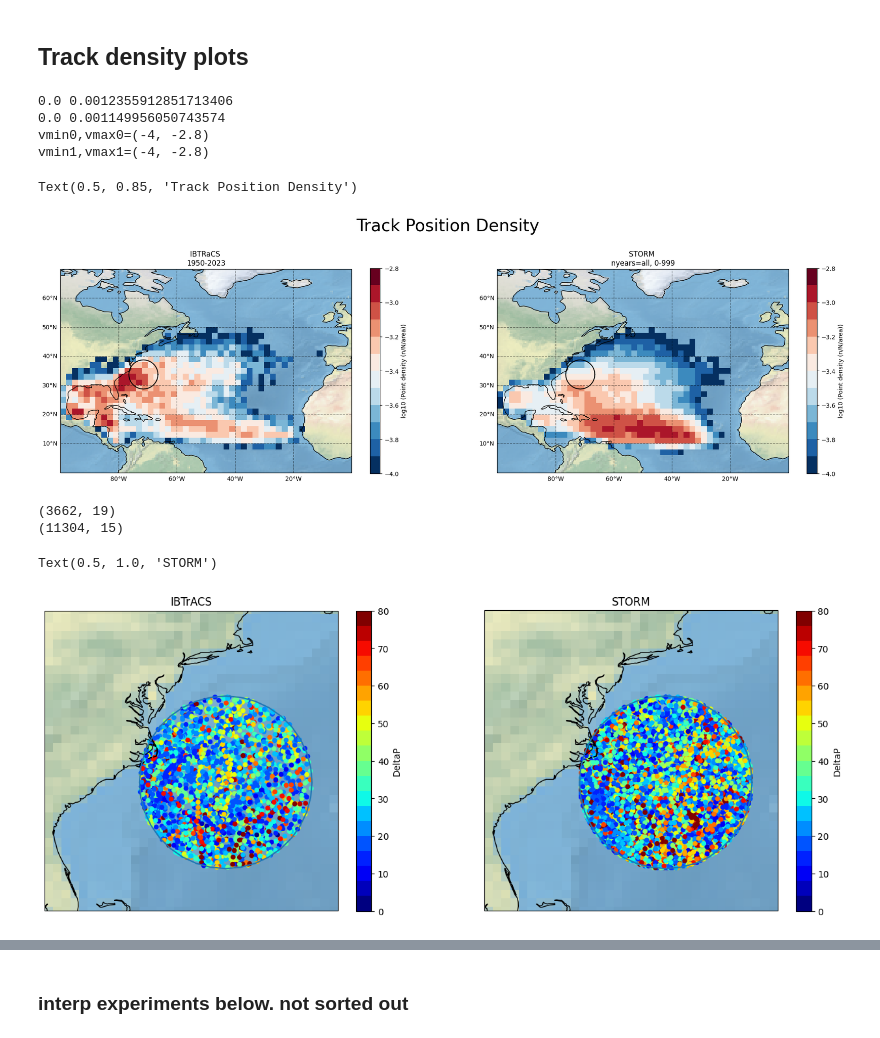
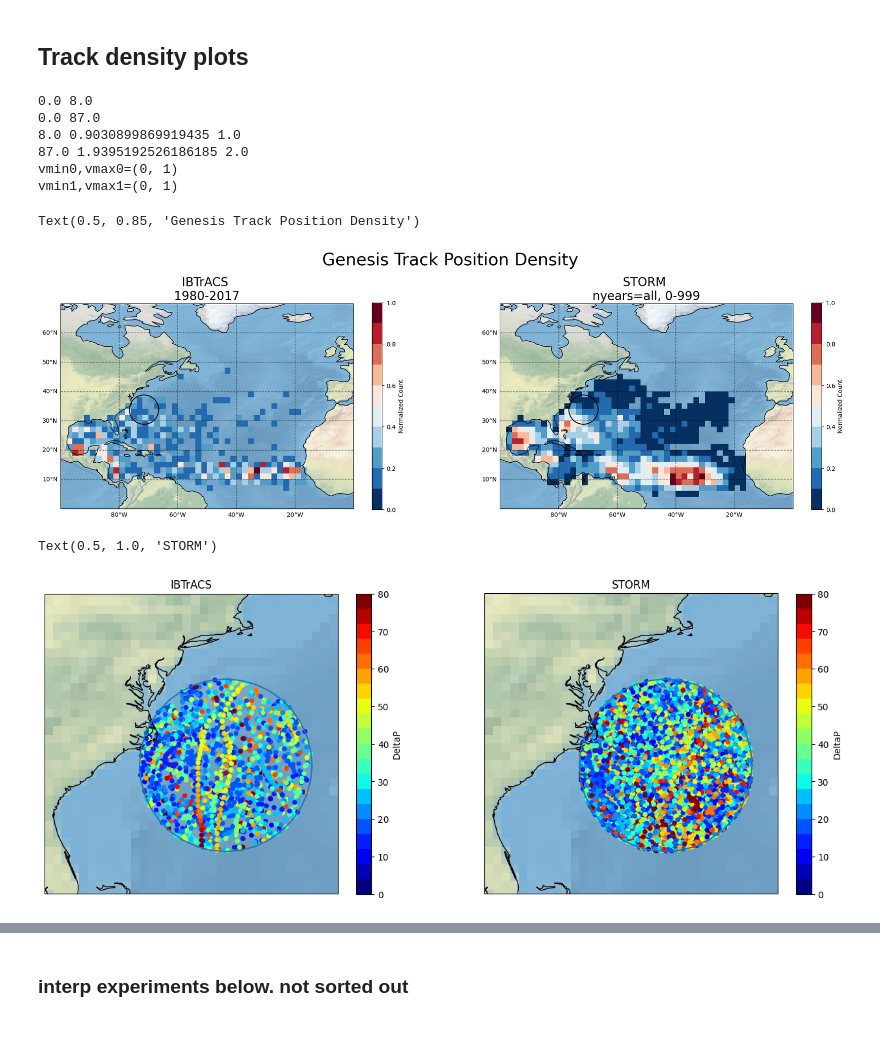
Before and after one commit to BrianOBlanton/CHEER-STORM, a Jupyter notebook: Unified_processing.ipynb, the cells around one changed output, grey strips where cells are left out. Cells and saved outputs as stored; diff of their text form; code cells hidden in the pictures.

Commit message:
cleaned up plots in Unified_processing.ipynb

```diff
--- a/Unified_processing.ipynb
+++ b/Unified_processing.ipynb
@@ -88,7 +88,7 @@ sz=20
 - minyear: delete tracks < minyear
 - maxyear: delete tracks > maxyear
 # %%
-df_ib=cheer_utils.LoadIBTrACS() # minyear=1980)
+df_ib=cheer_utils.LoadIBTrACS(minyear=1980, maxyear=2017)
 df_ib
 # %% [output]
 A value is trying to be set on a copy of a slice from a DataFrame
@@ -217,14 +207,14 @@ dx,dy=2,2
 lon_bins=np.arange(lo0,lo1,dx)
 lat_bins=np.arange(la0,la1,dy)
 
-density=True
-log10=True
-normalized_count=False
+density=False
+log10=False
+normalized_count=True
 cmapName='RdBu_r'
 
-temp=df_ib
+temp=df_ib_g
 density_ib,      _,      _ = np.histogram2d(temp.Longitude,temp.Latitude, bins=(lon_bins,lat_bins), density=density)
-temp=df_st
+temp=df_st_g
 density_st, xedges, yedges = np.histogram2d(temp.Longitude,temp.Latitude, bins=(lon_bins,lat_bins), density=density)
 print(density_ib.min(),density_ib.max())
 print(density_st.min(),density_st.max())
@@ -292,7 +282,7 @@ if makeplots:
     print(f'vmin0,vmax0={vmin0,vmax0}')
     print(f'vmin1,vmax1={vmin1,vmax1}')
 
-    tstr=[f'IBTRaCS \n{df_ib["Year"].min()}-{df_ib["Year"].max()}',
+    tstr=[f'IBTrACS \n{df_ib["Year"].min()}-{df_ib["Year"].max()}',
           f'STORM \nnyears={nyears}, {int(df_st["Year"].min())}-{int(df_st["Year"].max())}']
 
     ThisCmap=cheer_utils.discrete_cmap(nc, cmapName)
@@ -300,41 +290,43 @@ if makeplots:
     axm=[]
     axm.append(ax[0].pcolormesh(lon_bins, lat_bins, tempib, cmap=ThisCmap, vmin=vmin0, vmax=vmax0))
     axm.append(ax[1].pcolormesh(lon_bins, lat_bins, tempst, cmap=ThisCmap, vmin=vmin1, vmax=vmax1))
 
     # hex grid
     # axm.append(ax[0].hexbin(df_gib.Longitude,df_gib.Latitude, cmap=ThisCmap, bins='log' )) # ,  vmin=vmin, vmax=vmax)
     # axm.append(ax[1].hexbin(df_gst.Longitude,df_gst.Latitude, cmap=ThisCmap, bins='log' )) # ,  vmin=vmin, vmax=vmax)
 
     for i in range(0,2):
         #ax[i].axis('equal')
         ax[i].set_ylim([la0, la1])
         ax[i].set_xlim([lo0, lo1])
         ax[i].grid(True)
         ax[i].set_aspect(1.0/np.cos(np.mean(lat_bins) * np.pi / 180.0))
         cb=fig.colorbar(axm[i], ax=ax[i], shrink=0.62)
         cb.ax.set_ylabel(cbstr)
         ax[i].stock_img()
         #ax[i].background_img(name='BM', resolution='low')
 
         ax[i].coastlines()
-        ax[i].set_title(tstr[i])
+        ax[i].set_title(tstr[i],fontsize=20)
         gl=ax[i].gridlines(draw_labels=True, linewidth=1, color='k', alpha=0.5, linestyle='--')
         gl.top_labels = False
         gl.right_labels = False
 
     ax[0].plot(nc_circ['cirx'],nc_circ['ciry'],transform=ccrs.PlateCarree(),color='k')
     ax[1].plot(nc_circ['cirx'],nc_circ['ciry'],transform=ccrs.PlateCarree(),color='k')
 
-fig.suptitle("Track Position Density",fontsize=28,y=0.85)
+fig.suptitle("Genesis Track Position Density",fontsize=28,y=0.85)
 #fig.suptitle("Genesis Locations",fontsize=28,y=0.85)
 #fig.save("Genesis_Locations.png")
 # %% [output]
-0.0 0.0012355912851713406
-0.0 0.001149956050743574
-vmin0,vmax0=(-4, -2.8)
-vmin1,vmax1=(-4, -2.8)
+0.0 8.0
+0.0 87.0
+8.0 0.9030899869919435 1.0
+87.0 1.9395192526186185 2.0
+vmin0,vmax0=(0, 1)
+vmin1,vmax1=(0, 1)
-Text(0.5, 0.85, 'Track Position Density')
+Text(0.5, 0.85, 'Genesis Track Position Density')
-[figure, old version]
+[figure, new version]
 # %%
 importlib.reload(cheer_utils)
 norm = mpl.colors.Normalize(vmin=0, vmax=100)
@@ -368,9 +360,6 @@ cheer_utils.TrackPlot(df_st, axx=ax[1], addcolorbar=True, norm=norm)
 # %%
 print(df_ib_nc.shape)
 print(df_st_nc.shape)
-# %% [output]
-(3662, 19)
-(11304, 15)
 # %%
 fig, ax = plt.subplots(nrows=1,ncols=2,
                        subplot_kw={'projection': ccrs.PlateCarree()},
@@ -411,7 +400,7 @@ ax[0].set_title('IBTrACS')
 ax[1].set_title('STORM')
 # %% [output]
 Text(0.5, 1.0, 'STORM')
-[figure, old version]
+[figure, new version]
 # %%
 fig, ax = plt.subplots(nrows=1,ncols=2,
                        figsize=(12,5),sharey=True)
```
Also changed, not shown: parts of 8 cells of this notebook.
